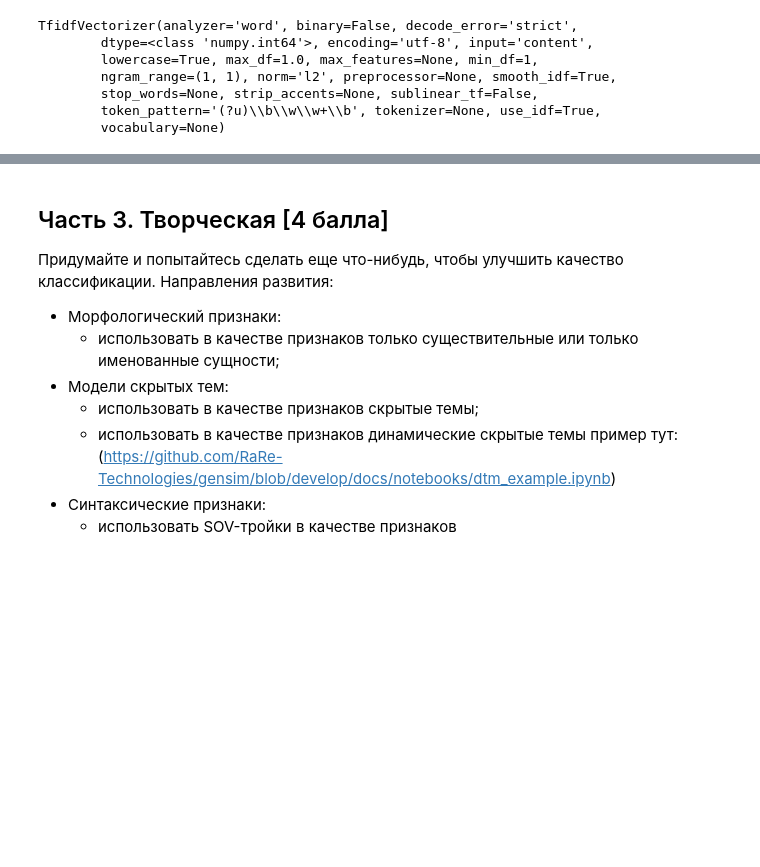
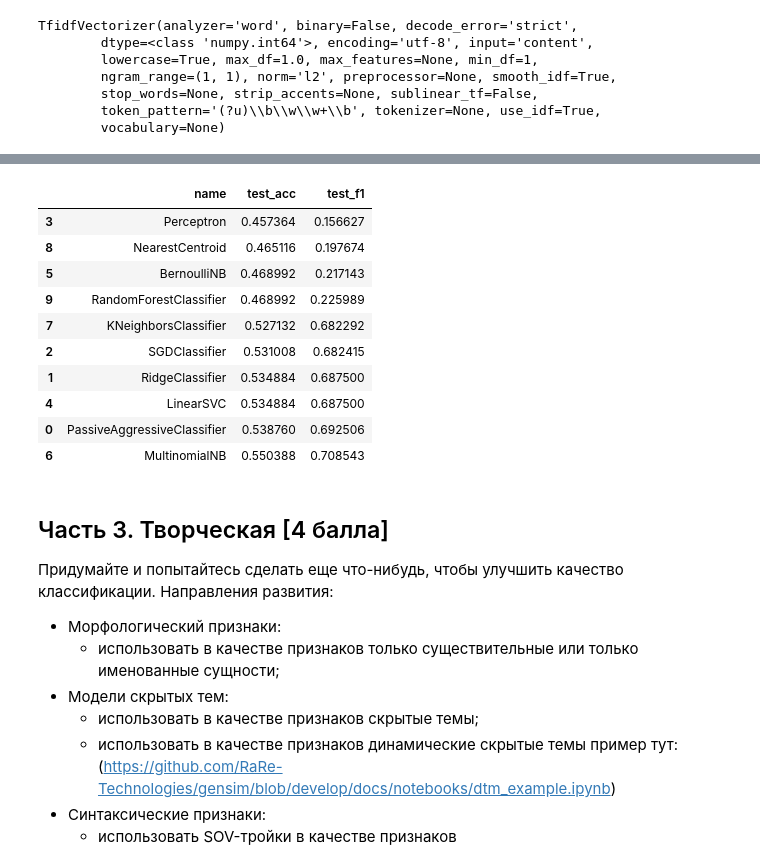
Before and after one commit to Sinopsys/group-hw-ida-2018, a Jupyter notebook: hw_2_prices/HW2-Kupriyanov-Rakhmatullin-Danilin.ipynb, the cells around one changed output, grey strips where cells are left out. Saved outputs shown, nothing was run; the diff lists cells and outputs as text; code cells hidden in the pictures; blank space fills up the shorter version.

```diff
--- a/hw_2_prices/HW2-Kupriyanov-Rakhmatullin-Danilin.ipynb
+++ b/hw_2_prices/HW2-Kupriyanov-Rakhmatullin-Danilin.ipynb
@@ -472,3 +523,17 @@ df_res.sort_values(by='test_f1')
+# %%
+get_measurements_df(x_train_best, y_train, x_test_best, y_test, result_type=0)
+# %% [output]
+|  | name | test_acc | test_f1 |
+| 3 | Perceptron | 0.457364 | 0.156627 |
+| 8 | NearestCentroid | 0.465116 | 0.197674 |
+| 5 | BernoulliNB | 0.468992 | 0.217143 |
+| 9 | RandomForestClassifier | 0.468992 | 0.225989 |
+| 7 | KNeighborsClassifier | 0.527132 | 0.682292 |
+| 2 | SGDClassifier | 0.531008 | 0.682415 |
+| 1 | RidgeClassifier | 0.534884 | 0.687500 |
+| 4 | LinearSVC | 0.534884 | 0.687500 |
+| 0 | PassiveAggressiveClassifier | 0.538760 | 0.692506 |
+| 6 | MultinomialNB | 0.550388 | 0.708543 |
 # %% [markdown]
 ## Часть 3. Творческая [4 балла]
 Придумайте и попытайтесь сделать еще что-нибудь, чтобы улучшить качество классификации.
```
Also changed, not shown: parts of 13 cells of this notebook.
